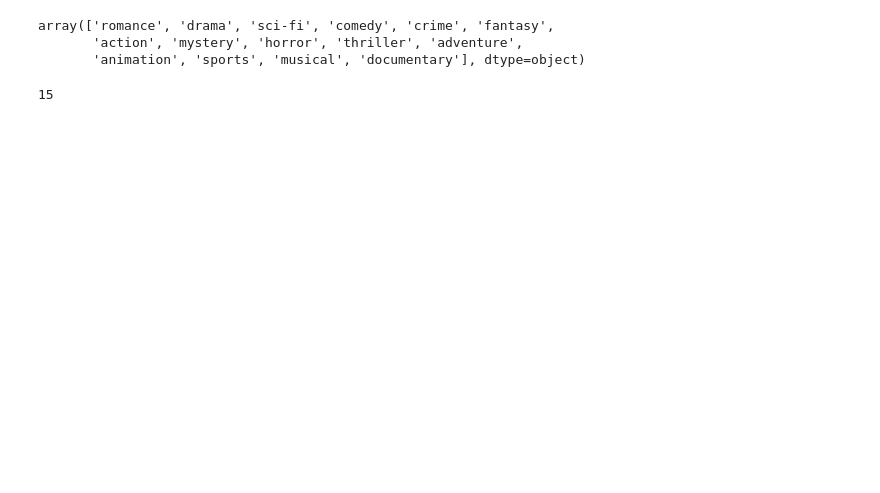
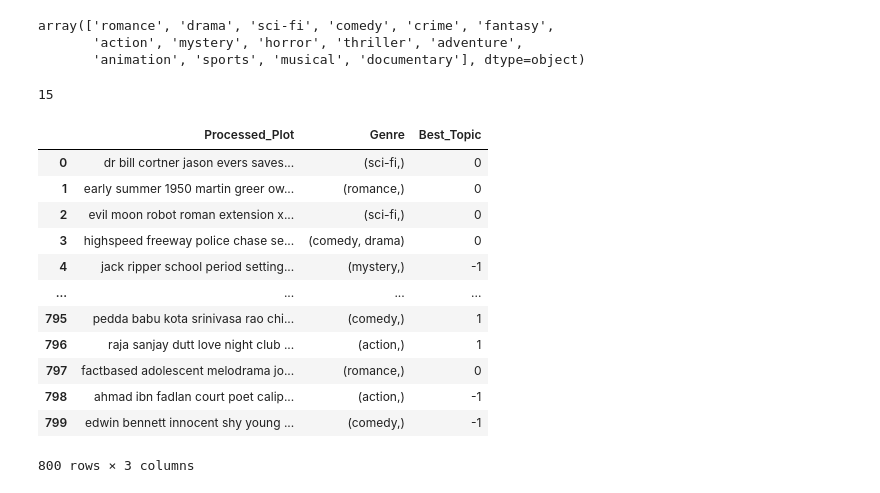
Before and after one commit to AdvancingHermit/CompToolsProject, a Jupyter notebook: BERTopic.ipynb, the cells around one changed output. Cells and saved outputs as stored; diff of their text form; code cells hidden in the pictures; blank space fills up the shorter version.

Commit message:
Model implemented, it is not working completely

```diff
--- a/BERTopic.ipynb
+++ b/BERTopic.ipynb
@@ -105,8 +257,0 @@ topic_model_hdbscan.visualize_topics()
-# %%
-print(topic_model_kmeans.find_topics(df_train.loc[0, 'Processed_Plot']))
-
-def get_best_topic(text):
-    topic_ids, scores = topic_model_kmeans.find_topics(text)
-    return topic_ids[0]  # Picks the top (most similar) topic
-
-df_train["Best_Topic"] = df_train["Processed_Plot"].apply(get_best_topic)
@@ -115,6 +257,0 @@ df_train["Best_Topic"] = df_train["Processed_Plot"].apply(get_best_topic)
-# %%
-def get_best_topic_and_score(text):
-    topic_ids, scores = topic_model_kmeans.find_topics(text)
-    return pd.Series({'Best_Topic': topic_ids[0], 'Best_Score': scores[0]})
-
-df_train[['Best_Topic', 'Best_Score']] = df_train['Processed_Plot'].apply(get_best_topic_and_score)
@@ -194,3 +265,19 @@ array(['romance', 'drama', 'sci-fi', 'comedy', 'crime', 'fantasy',
 len(df_test['Genre'].unique())
 # %% [output]
 15
+# %%
+df_train
+# %% [output]
+|  | Processed_Plot | Genre | Best_Topic |
+| 0 | dr bill cortner jason evers saves... | (sci-fi,) | 0 |
+| 1 | early summer 1950 martin greer ow... | (romance,) | 0 |
+| 2 | evil moon robot roman extension x... | (sci-fi,) | 0 |
+| 3 | highspeed freeway police chase se... | (comedy, drama) | 0 |
+| 4 | jack ripper school period setting... | (mystery,) | -1 |
+| ... | ... | ... | ... |
+| 795 | pedda babu kota srinivasa rao chi... | (comedy,) | 1 |
+| 796 | raja sanjay dutt love night club ... | (action,) | 1 |
+| 797 | factbased adolescent melodrama jo... | (romance,) | 0 |
+| 798 | ahmad ibn fadlan court poet calip... | (action,) | -1 |
+| 799 | edwin bennett innocent shy young ... | (comedy,) | -1 |
+800 rows × 3 columns
```
Also changed, not shown: parts of 20 cells of this notebook, 3 other files.
